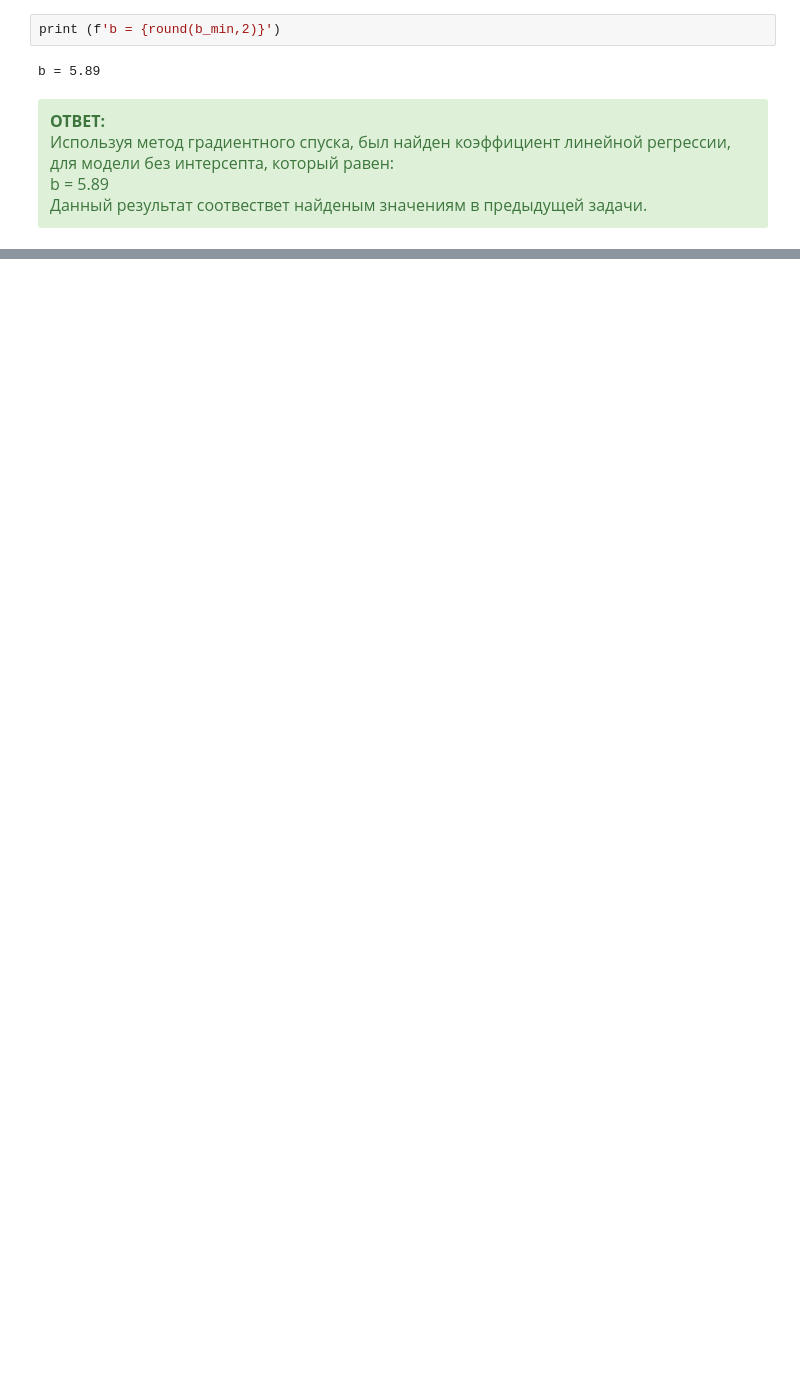
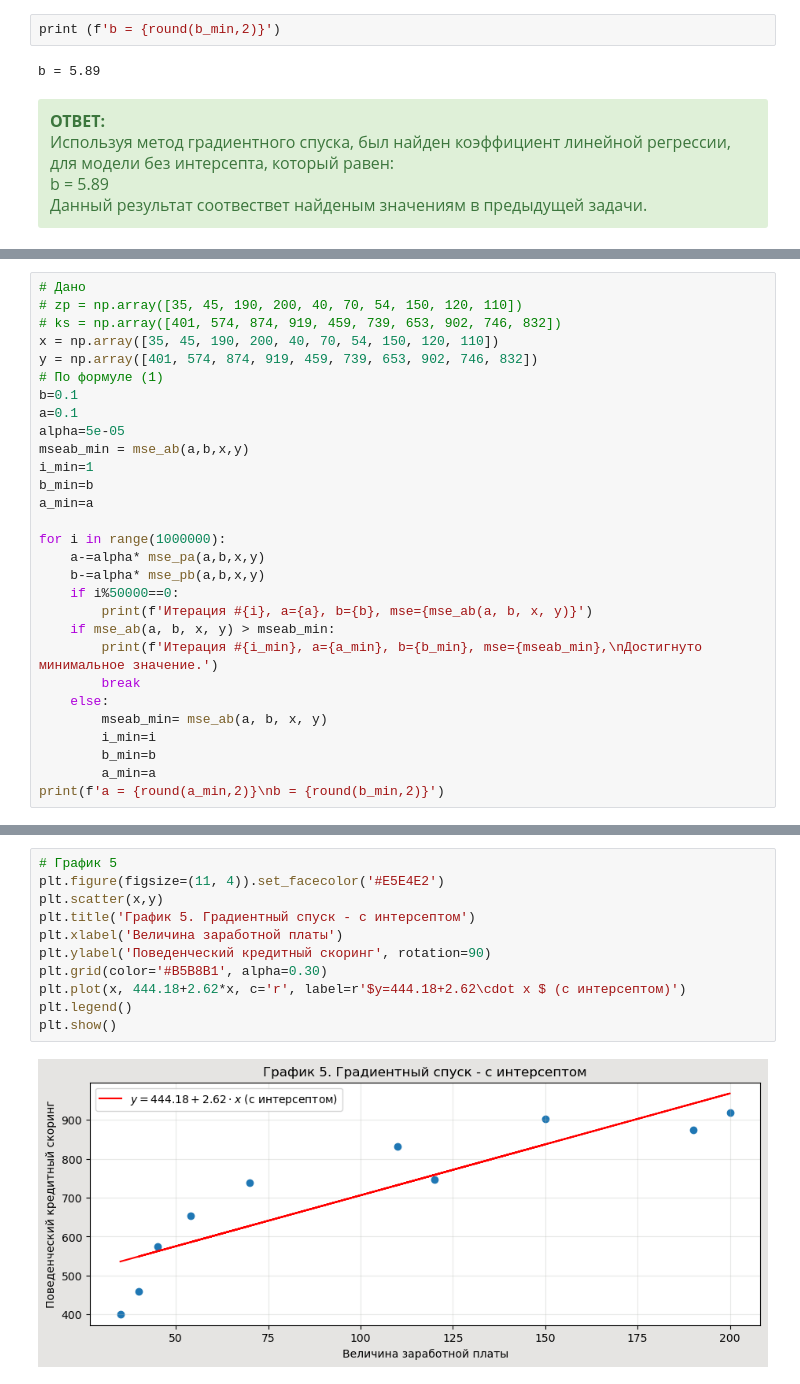
Before and after one commit to ASN-RF/Probability-theory_DZ, a Jupyter notebook: DZ_Sem_9.ipynb, the cells around one changed output, grey strips where cells are left out. Saved outputs shown, nothing was run; the diff lists cells and outputs as text; blank space fills up the shorter version.

```diff
--- a/DZ_Sem_9.ipynb
+++ b/DZ_Sem_9.ipynb
@@ -247,0 +268,29 @@ b = 5.89
+# %%
+# Дано
+# zp = np.array([35, 45, 190, 200, 40, 70, 54, 150, 120, 110])
+# ks = np.array([401, 574, 874, 919, 459, 739, 653, 902, 746, 832])
+x = np.array([35, 45, 190, 200, 40, 70, 54, 150, 120, 110])
+y = np.array([401, 574, 874, 919, 459, 739, 653, 902, 746, 832])
+# По формуле (1)
+b=0.1
+a=0.1
+alpha=5e-05
+mseab_min = mse_ab(a,b,x,y)
+i_min=1
+b_min=b
+a_min=a
+
+for i in range(1000000):
+    a-=alpha* mse_pa(a,b,x,y)
+    b-=alpha* mse_pb(a,b,x,y)
+    if i%50000==0:
+        print(f'Итерация #{i}, a={a}, b={b}, mse={mse_ab(a, b, x, y)}')
+    if mse_ab(a, b, x, y) > mseab_min:
+        print(f'Итерация #{i_min}, a={a_min}, b={b_min}, mse={mseab_min},\nДостигнуто минимальное значение.')
+        break
+    else:
+        mseab_min= mse_ab(a, b, x, y)
+        i_min=i
+        b_min=b
+        a_min=a
+print(f'a = {round(a_min,2)}\nb = {round(b_min,2)}')
@@ -247,0 +313,13 @@ b = 5.89
+# %%
+# График 5
+plt.figure(figsize=(11, 4)).set_facecolor('#E5E4E2')
+plt.scatter(x,y)
+plt.title('График 5. Градиентный спуск - с интерсептом')
+plt.xlabel('Величина заработной платы')
+plt.ylabel('Поведенческий кредитный скоринг', rotation=90)
+plt.grid(color='#B5B8B1', alpha=0.30)
+plt.plot(x, 444.18+2.62*x, c='r', label=r'$y=444.18+2.62\cdot x $ (с интерсептом)')
+plt.legend()
+plt.show()
+# %% [output]
+[figure, added]
```
Also changed, not shown: parts of 9 cells of this notebook.
